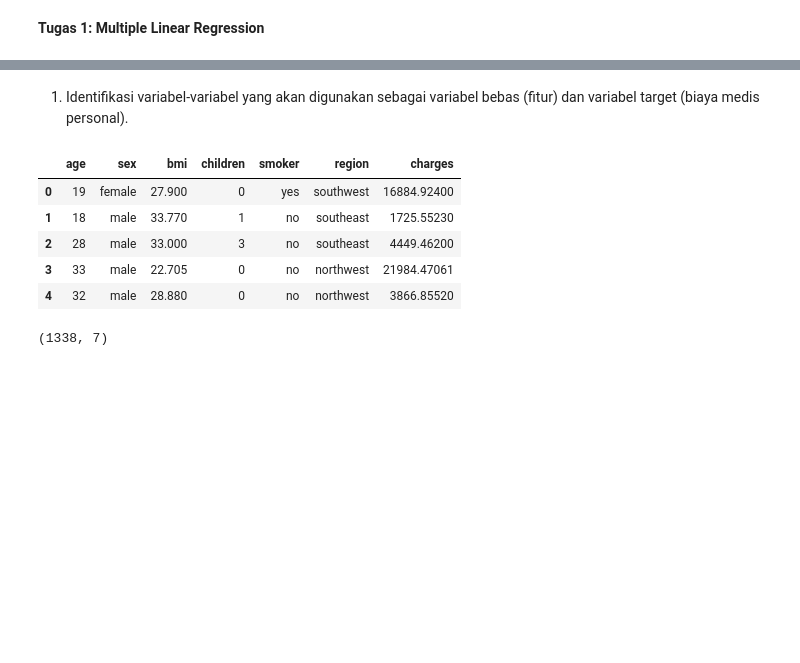
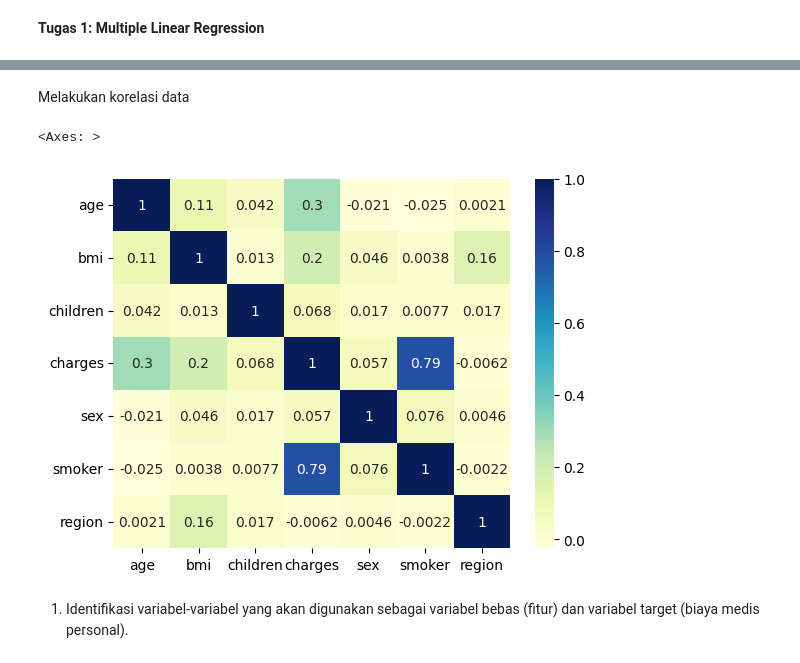
Before and after one commit to YayunEldina/PEMB_MESIN_Ganjil_2024, a Jupyter notebook: Jobsheet_3_Regresi.ipynb, the cells around one changed output, grey strips where cells are left out. Saved outputs shown, nothing was run; the diff lists cells and outputs as text; code cells hidden in the pictures; blank space fills up the shorter version.

```diff
--- a/Jobsheet_3_Regresi.ipynb
+++ b/Jobsheet_3_Regresi.ipynb
@@ -365,2 +421,10 @@ R-squared: 0.7516001070620798
+# %% [markdown]
+Melakukan korelasi data
+# %%
+corr = data[['age', 'bmi', 'children', 'charges', 'sex', 'smoker', 'region']].corr()
+sns.heatmap(corr, annot=True, cmap='YlGnBu')
+# %% [output]
+<Axes: >
+[figure, added]
 # %% [markdown]
 1. Identifikasi variabel-variabel yang akan digunakan sebagai variabel bebas (fitur) dan variabel target (biaya medis personal).
@@ -374,15 +430,0 @@ data = pd.read_csv('insurance.csv')
-# %%
-# melihat beberapa data awal
-data.head()
-# %% [output]
-|  | age | sex | bmi | children | smoker | region | charges |
-| 0 | 19 | female | 27.900 | 0 | yes | southwest | 16884.92400 |
-| 1 | 18 | male | 33.770 | 1 | no | southeast | 1725.55230 |
-| 2 | 28 | male | 33.000 | 3 | no | southeast | 4449.46200 |
-| 3 | 33 | male | 22.705 | 0 | no | northwest | 21984.47061 |
-| 4 | 32 | male | 28.880 | 0 | no | northwest | 3866.85520 |
-# %%
-# mengecek ukuran data
-data.shape
-# %% [output]
-(1338, 7)
```
Also changed, not shown: parts of 21 cells of this notebook.
